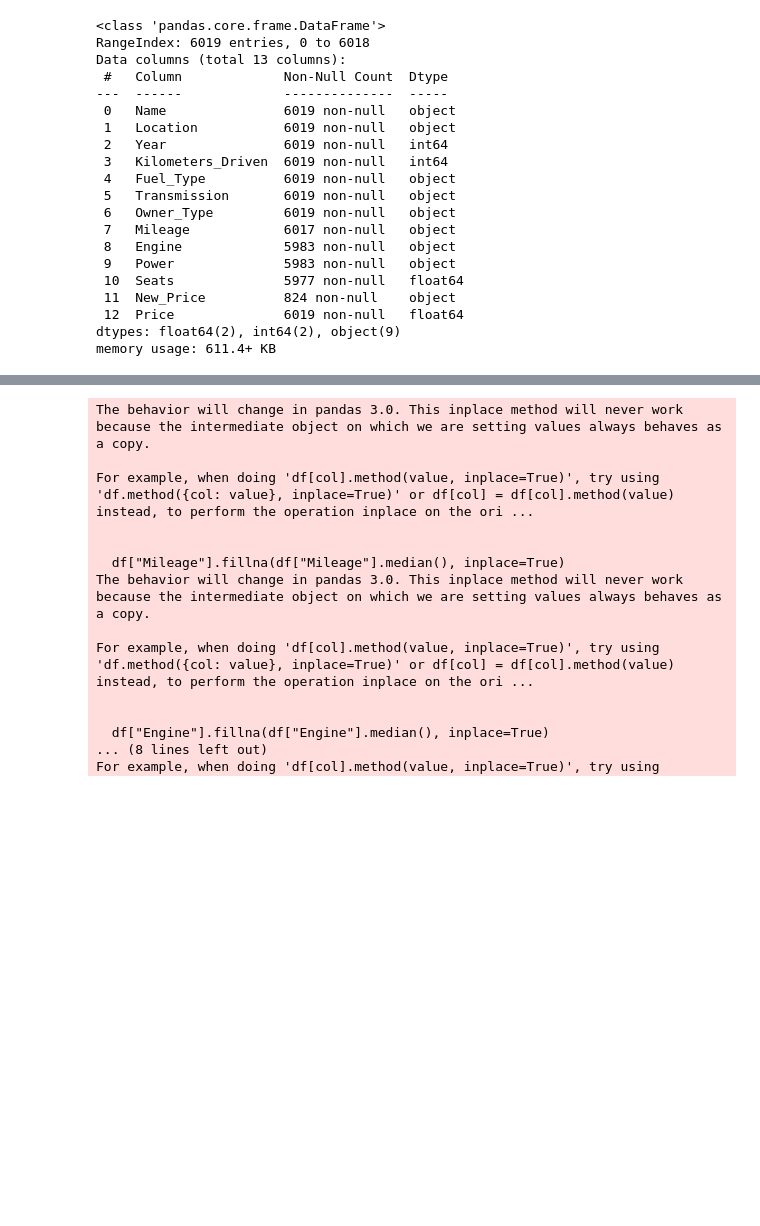
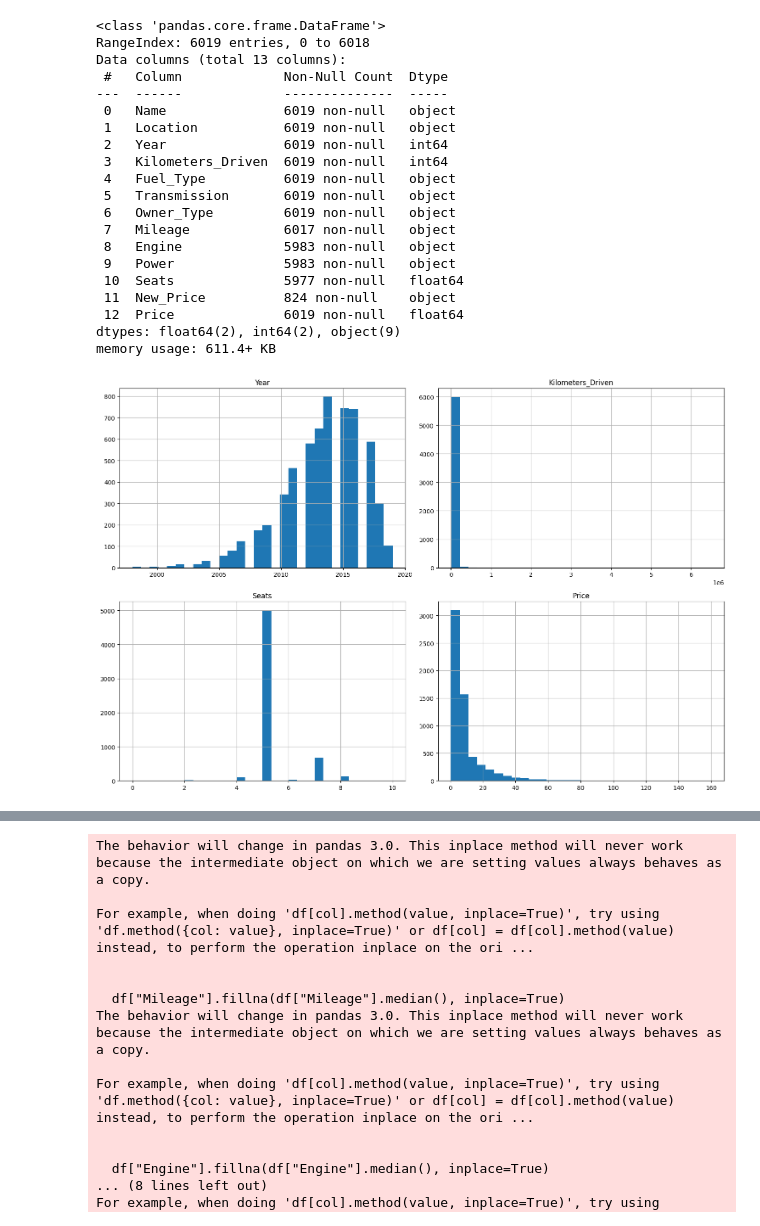
Before and after one commit to IEEE-Galala-University-Student-Branch/Technical-Repo-24-25, a Jupyter notebook: 5) Machine Learning Workshop/Tasks/Task 1/Sollution code.ipynb, the cells around one changed output, grey strips where cells are left out. Cells and saved outputs as stored; diff of their text form; code cells hidden in the pictures; blank space fills up the shorter version.

```diff
--- a/5) Machine Learning Workshop/Tasks/Task 1/Sollution code.ipynb
+++ b/5) Machine Learning Workshop/Tasks/Task 1/Sollution code.ipynb
@@ -33,3 +33,11 @@ Data columns (total 13 columns):
  12  Price              6019 non-null   float64
 dtypes: float64(2), int64(2), object(9)
 memory usage: 611.4+ KB
+# %%
+import matplotlib.pyplot as plt
+
+df.hist(bins=30, figsize=(15, 10))
+plt.tight_layout()
+plt.show()
+# %% [output]
+[figure, added]
```
Also changed, not shown: parts of 10 cells of this notebook, 8 other files.
